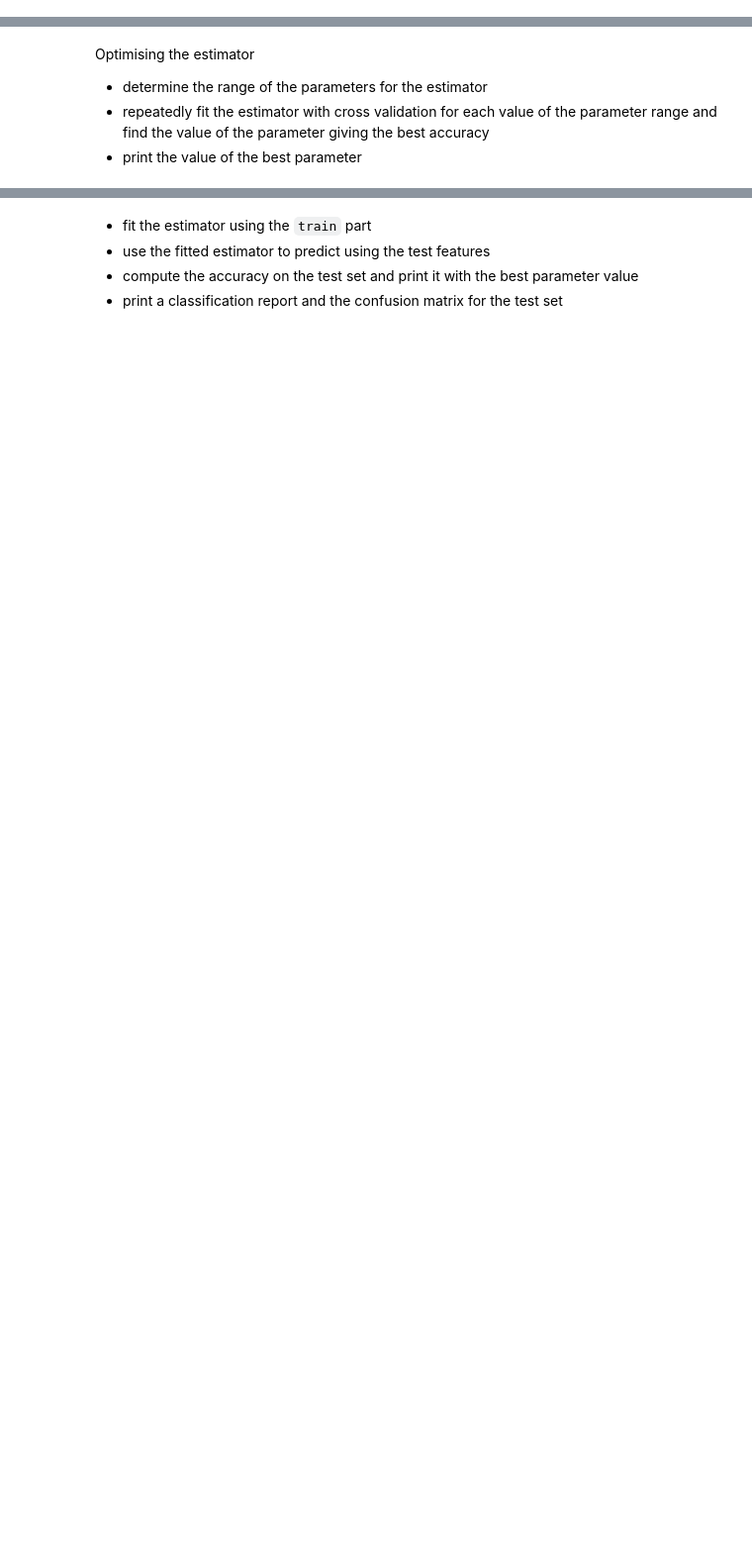
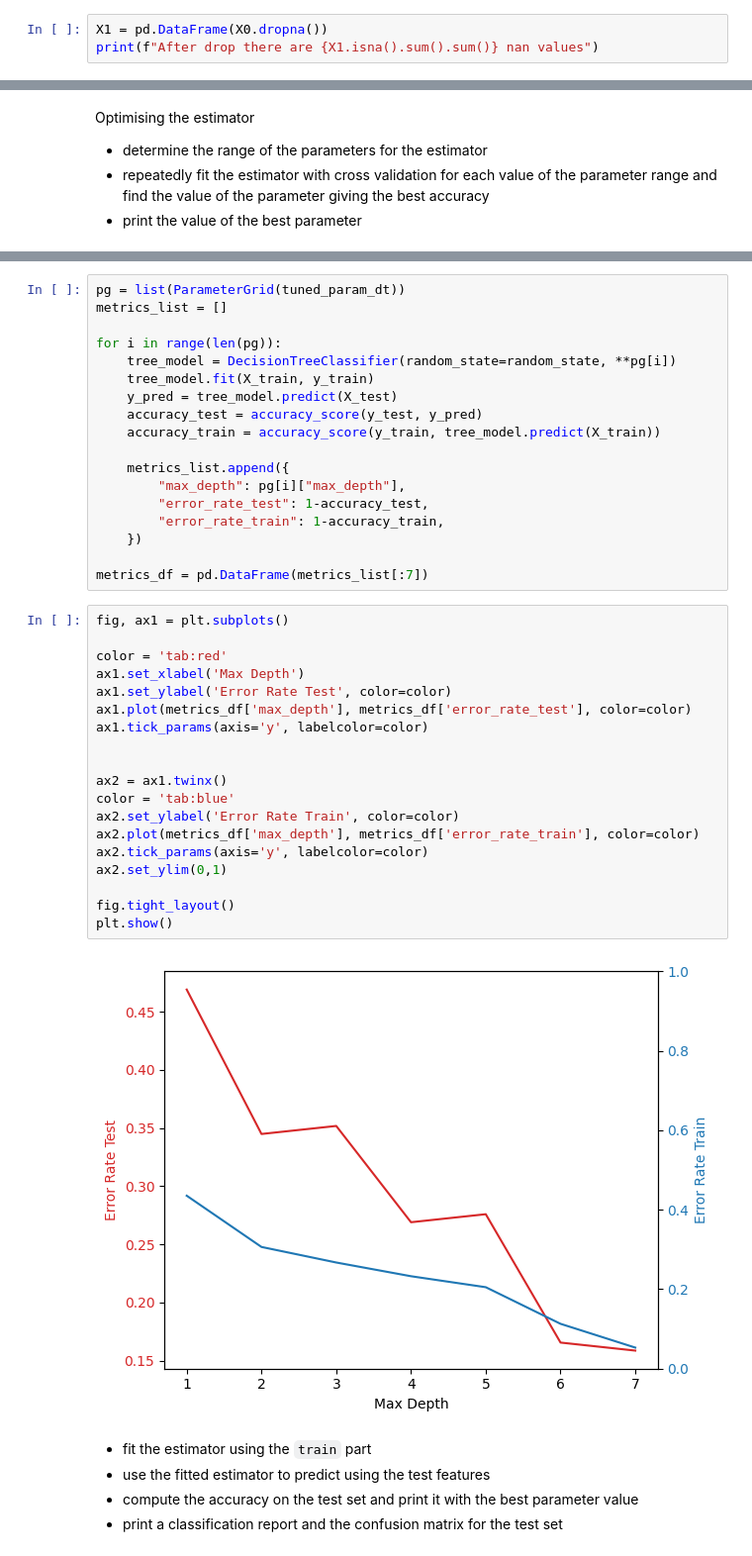
Before and after one commit to jcbraz/bbs-ml, a Jupyter notebook: mock_exam/python_lab_mock_exam_nocode_blind.ipynb, the cells around one changed output, grey strips where cells are left out. Shown at 99% size. Drawn from its saved outputs; the diff is of its cells as text; blank space fills up the shorter version.

```diff
--- a/mock_exam/python_lab_mock_exam_nocode_blind.ipynb
+++ b/mock_exam/python_lab_mock_exam_nocode_blind.ipynb
@@ -61,0 +86,3 @@ After drop there are 0 nan values
+# %%
+X1 = pd.DataFrame(X0.dropna())
+print(f"After drop there are {X1.isna().sum().sum()} nan values")
@@ -79,3 +135,42 @@ The best parameter value is 12
+# %%
+pg = list(ParameterGrid(tuned_param_dt))
+metrics_list = []
+
+for i in range(len(pg)):
+    tree_model = DecisionTreeClassifier(random_state=random_state, **pg[i])
+    tree_model.fit(X_train, y_train)
+    y_pred = tree_model.predict(X_test)
+    accuracy_test = accuracy_score(y_test, y_pred)
+    accuracy_train = accuracy_score(y_train, tree_model.predict(X_train))
+
+    metrics_list.append({
+        "max_depth": pg[i]["max_depth"],
+        "error_rate_test": 1-accuracy_test,
+        "error_rate_train": 1-accuracy_train,
+    })
+
+metrics_df = pd.DataFrame(metrics_list[:7])
+# %%
+fig, ax1 = plt.subplots()
+
+color = 'tab:red'
+ax1.set_xlabel('Max Depth')
+ax1.set_ylabel('Error Rate Test', color=color)
+ax1.plot(metrics_df['max_depth'], metrics_df['error_rate_test'], color=color)
+ax1.tick_params(axis='y', labelcolor=color)
+
+
+ax2 = ax1.twinx()
+color = 'tab:blue'
+ax2.set_ylabel('Error Rate Train', color=color)
+ax2.plot(metrics_df['max_depth'], metrics_df['error_rate_train'], color=color)
+ax2.tick_params(axis='y', labelcolor=color)
+ax2.set_ylim(0,1)
+
+fig.tight_layout()
+plt.show()
+# %% [output]
+[figure, added]
 # %% [markdown]
 - fit the estimator using the `train` part
 - use the fitted estimator to predict using the test features
```
Also changed, not shown: parts of 27 cells of this notebook, 4 other files.
